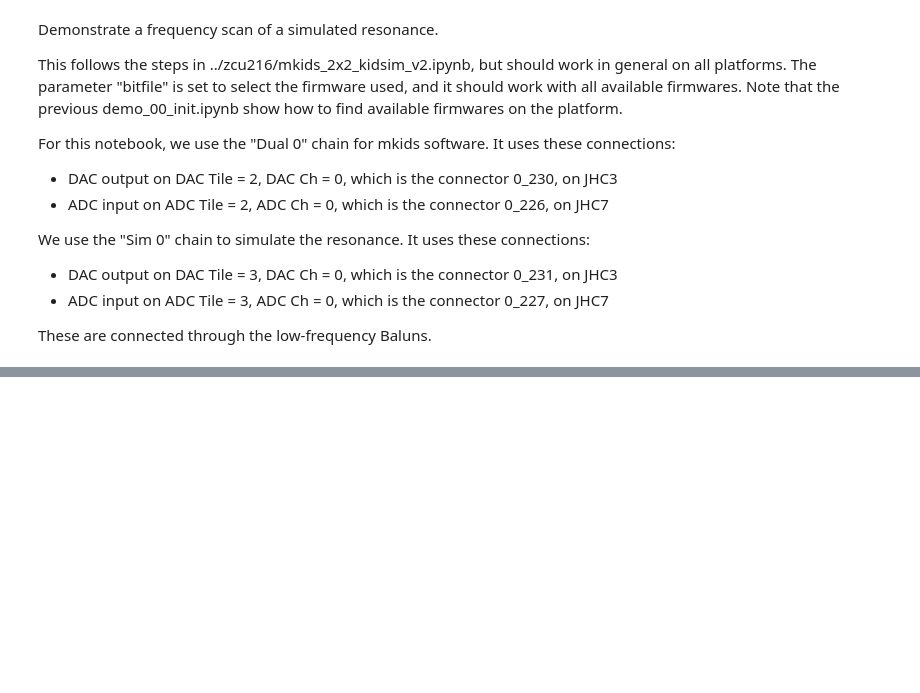
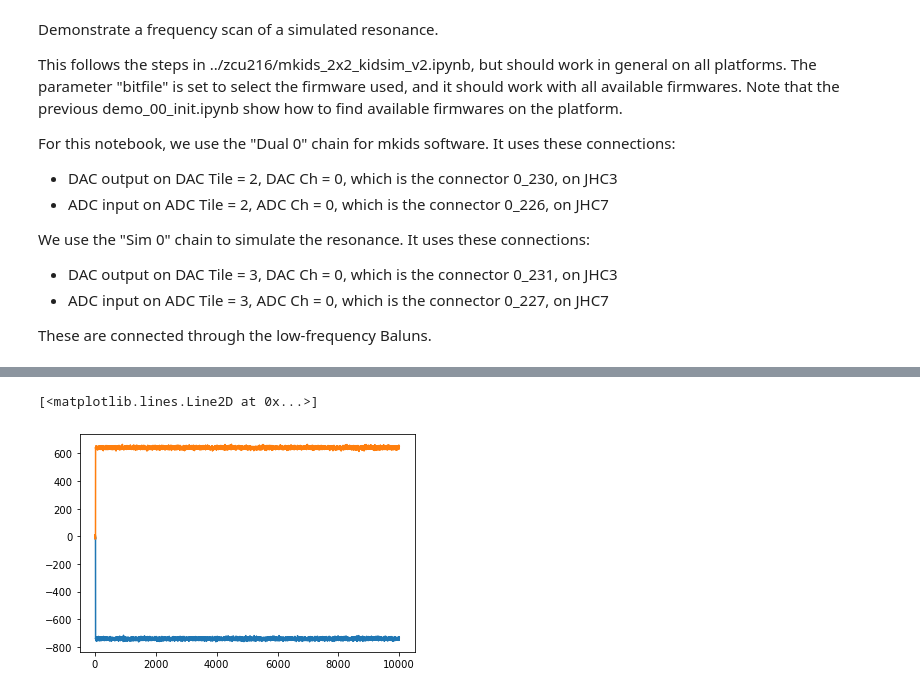
Before and after one commit to openquantumhardware/qick-tools, a Jupyter notebook: mkids_v2/demos/demo_01_one_simulated_resonator.ipynb, the cells around one changed output, grey strips where cells are left out. Cells and saved outputs as stored; diff of their text form; code cells hidden in the pictures; blank space fills up the shorter version.

```diff
--- a/mkids_v2/demos/demo_01_one_simulated_resonator.ipynb
+++ b/mkids_v2/demos/demo_01_one_simulated_resonator.ipynb
@@ -76,0 +131,6 @@ plt.ylabel("Phase [rad]");
+# %%
+plt.plot(xi)
+plt.plot(xq)
+# %% [output]
+[<matplotlib.lines.Line2D at 0x...>]
+[figure, added]
```
Also changed, not shown: parts of 9 cells of this notebook, 6 other files.
